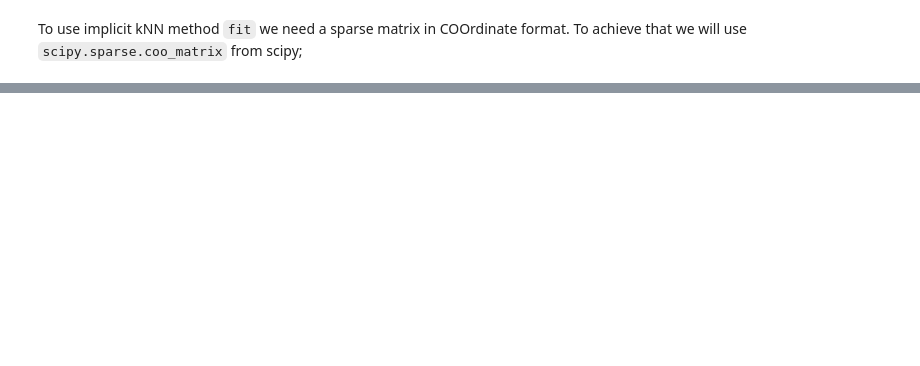
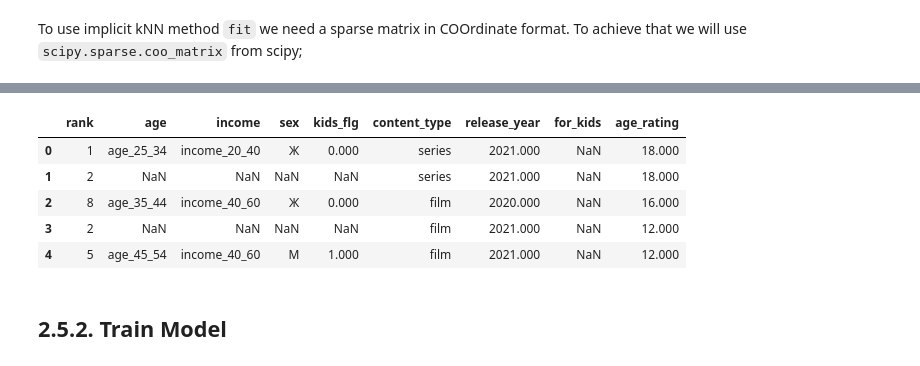
Before and after one commit to kshurik/rekkobook, a Jupyter notebook: notebook_drafts/full_recsys_pipeline.ipynb, the cells around one changed output, grey strips where cells are left out. Cells and saved outputs as stored; diff of their text form; code cells hidden in the pictures; blank space fills up the shorter version.

```diff
--- a/notebook_drafts/full_recsys_pipeline.ipynb
+++ b/notebook_drafts/full_recsys_pipeline.ipynb
@@ -160,0 +504,5 @@ recs
+# %%
+ID_COLS = ['user_id', 'item_id']
+TARGET = ['target']
+CATEGORICAL_COLS = ['age', 'income', 'sex', 'content_type']
+DROP_COLS = ['item_name', 'last_watch_dt', 'watched_pct', 'total_dur']
@@ -160,0 +515,9 @@ recs
+# %%
+X_train.head()
+# %% [output]
+|  | rank | age | income | sex | kids_flg | content_type | release_year | for_kids | age_rating |
+| 0 | 1 | age_25_34 | income_20_40 | Ж | 0.000 | series | 2021.000 | NaN | 18.000 |
+| 1 | 2 | NaN | NaN | NaN | NaN | series | 2021.000 | NaN | 18.000 |
+| 2 | 8 | age_35_44 | income_40_60 | Ж | 0.000 | film | 2020.000 | NaN | 16.000 |
+| 3 | 2 | NaN | NaN | NaN | NaN | film | 2021.000 | NaN | 12.000 |
+| 4 | 5 | age_45_54 | income_40_60 | М | 1.000 | film | 2021.000 | NaN | 12.000 |
@@ -160,0 +527,2 @@ recs
+# %% [markdown]
+## 2.5.2. Train Model
```
Also changed, not shown: parts of 82 cells of this notebook, 3 other files.
